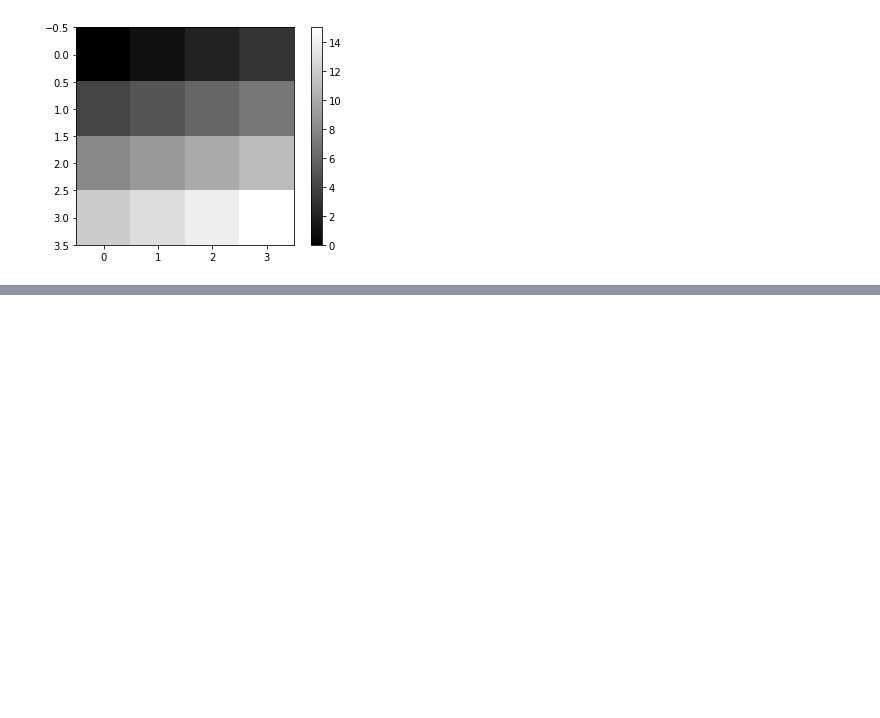
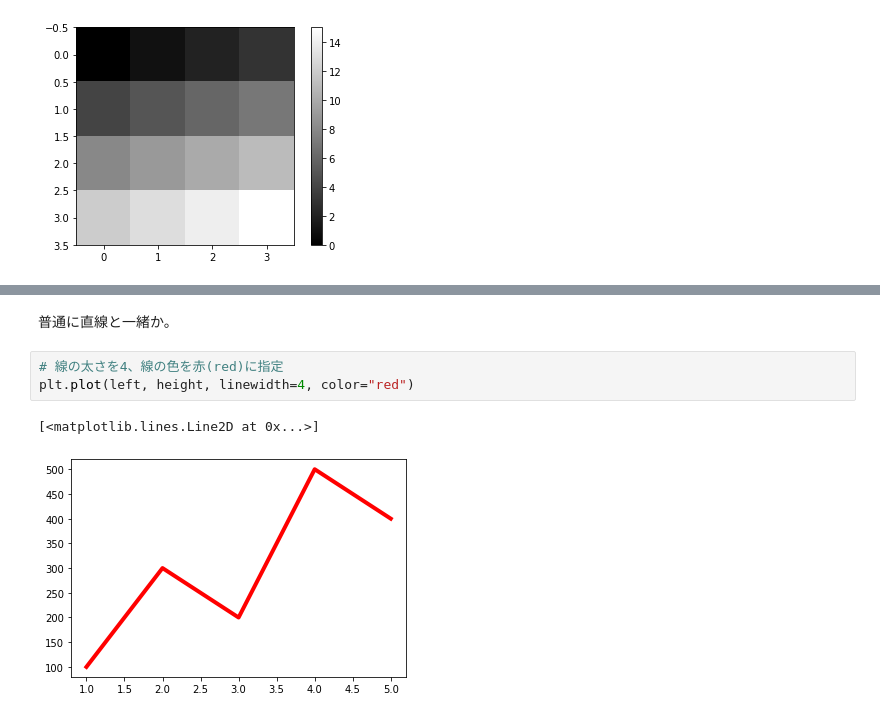
Before and after one commit to beeeyan/base-deeplarning, a Jupyter notebook: matplotlib/matplotlib.ipynb, the cells around one changed output, grey strips where cells are left out. Cells and saved outputs as stored; diff of their text form; blank space fills up the shorter version.

```diff
--- a/matplotlib/matplotlib.ipynb
+++ b/matplotlib/matplotlib.ipynb
@@ -106,0 +116,8 @@ plt.show()
+# %% [markdown]
+普通に直線と一緒か。
+# %%
+# 線の太さを4、線の色を赤(red)に指定
+plt.plot(left, height, linewidth=4, color="red")
+# %% [output]
+[<matplotlib.lines.Line2D at 0x...>]
+[figure, added]
```
Also changed, not shown: parts of 2 cells of this notebook, 1 other file.
